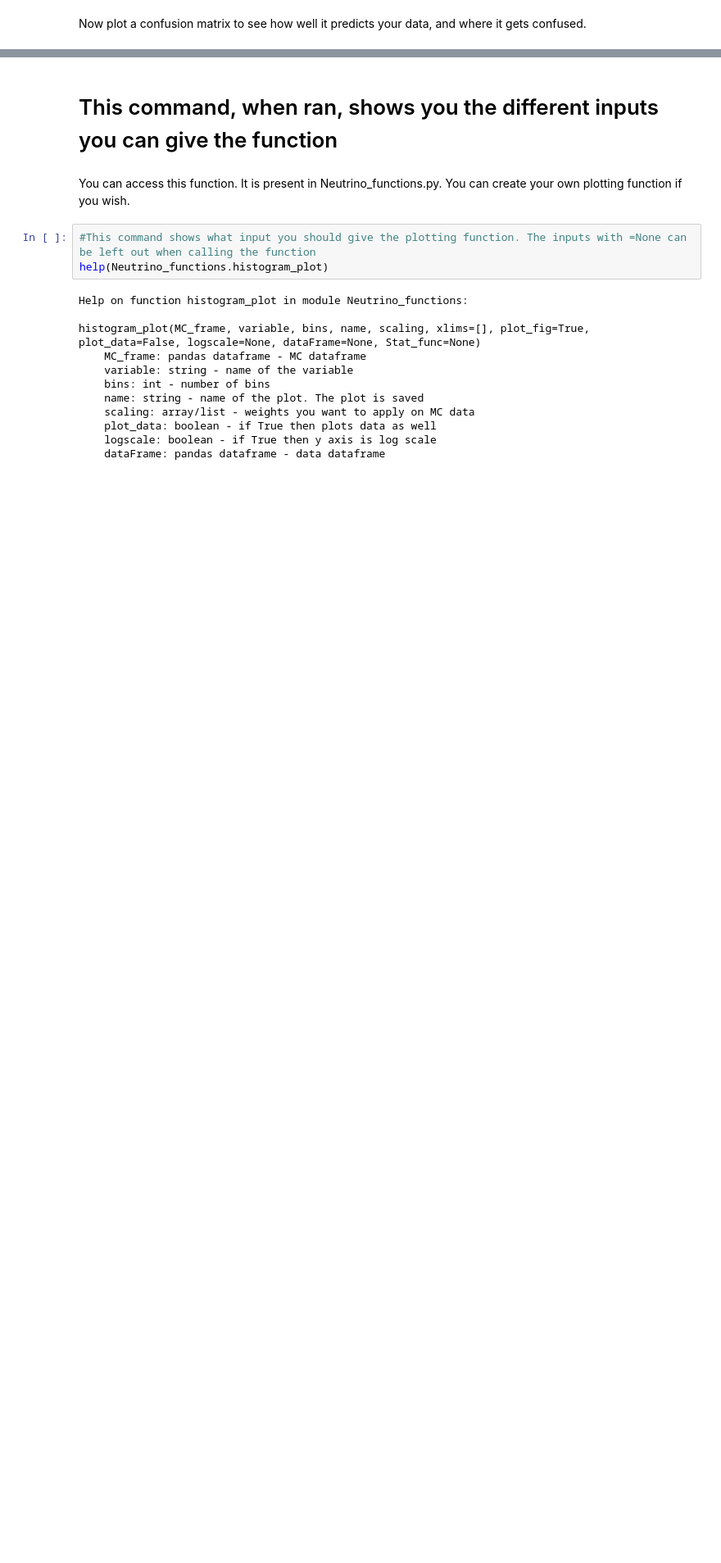
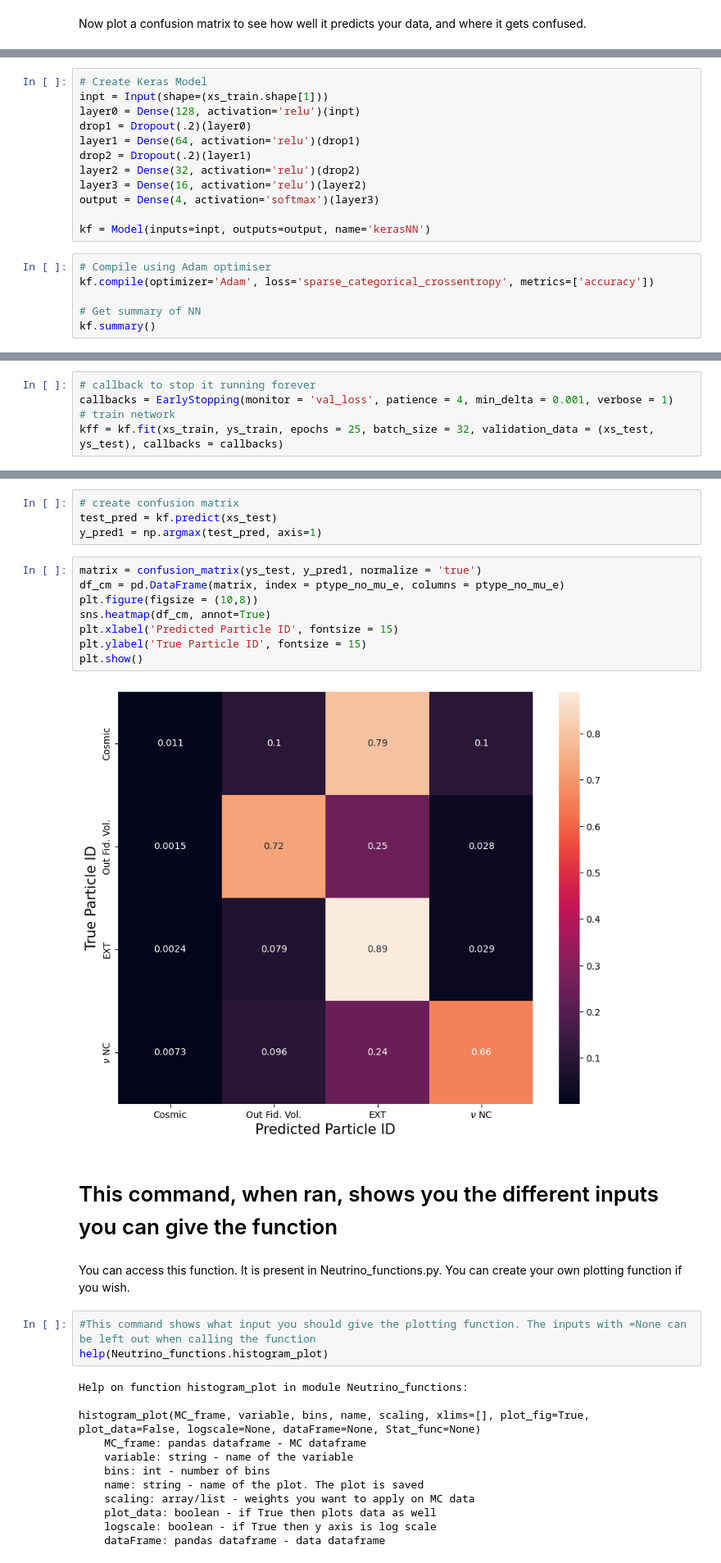
Before and after one commit to finnerudo/MScproject, a Jupyter notebook: MainAnalysis_refresh.ipynb, the cells around one changed output, grey strips where cells are left out. Shown at 82% size. Saved outputs shown, nothing was run; the diff lists cells and outputs as text; blank space fills up the shorter version.

```diff
--- a/MainAnalysis_refresh.ipynb
+++ b/MainAnalysis_refresh.ipynb
@@ -226,0 +322,18 @@ plt.show()
+# %%
+# Create Keras Model
+inpt = Input(shape=(xs_train.shape[1]))
+layer0 = Dense(128, activation='relu')(inpt)
+drop1 = Dropout(.2)(layer0)
+layer1 = Dense(64, activation='relu')(drop1)
+drop2 = Dropout(.2)(layer1)
+layer2 = Dense(32, activation='relu')(drop2)
+layer3 = Dense(16, activation='relu')(layer2)
+output = Dense(4, activation='softmax')(layer3)
+
+kf = Model(inputs=inpt, outputs=output, name='kerasNN')
+# %%
+# Compile using Adam optimiser
+kf.compile(optimizer='Adam', loss='sparse_categorical_crossentropy', metrics=['accuracy'])
+
+# Get summary of NN
+kf.summary()
@@ -226,0 +358,5 @@ plt.show()
+# %%
+# callback to stop it running forever
+callbacks = EarlyStopping(monitor = 'val_loss', patience = 4, min_delta = 0.001, verbose = 1)
+# train network
+kff = kf.fit(xs_train, ys_train, epochs = 25, batch_size = 32, validation_data = (xs_test, ys_test), callbacks = callbacks)
@@ -227,3 +410,17 @@ plt.show()
+# %%
+# create confusion matrix
+test_pred = kf.predict(xs_test)
+y_pred1 = np.argmax(test_pred, axis=1)
+# %%
+matrix = confusion_matrix(ys_test, y_pred1, normalize = 'true')
+df_cm = pd.DataFrame(matrix, index = ptype_no_mu_e, columns = ptype_no_mu_e)
+plt.figure(figsize = (10,8))
+sns.heatmap(df_cm, annot=True)
+plt.xlabel('Predicted Particle ID', fontsize = 15)
+plt.ylabel('True Particle ID', fontsize = 15)
+plt.show()
+# %% [output]
+[figure, added]
 # %% [markdown]
 # This command, when ran, shows you the different inputs you can give the function
 # %% [markdown]
```
Also changed, not shown: parts of 16 cells of this notebook, 2 other files.
